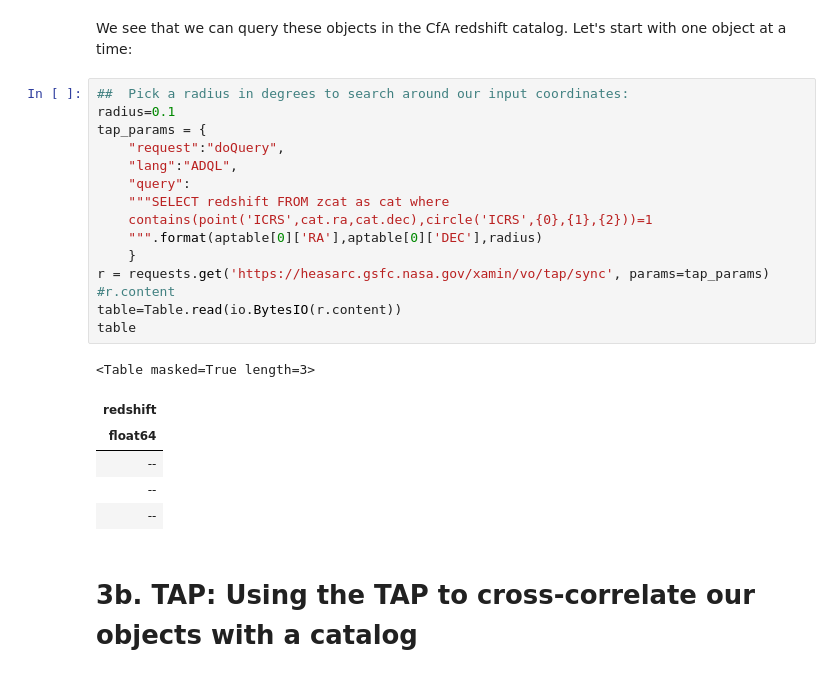
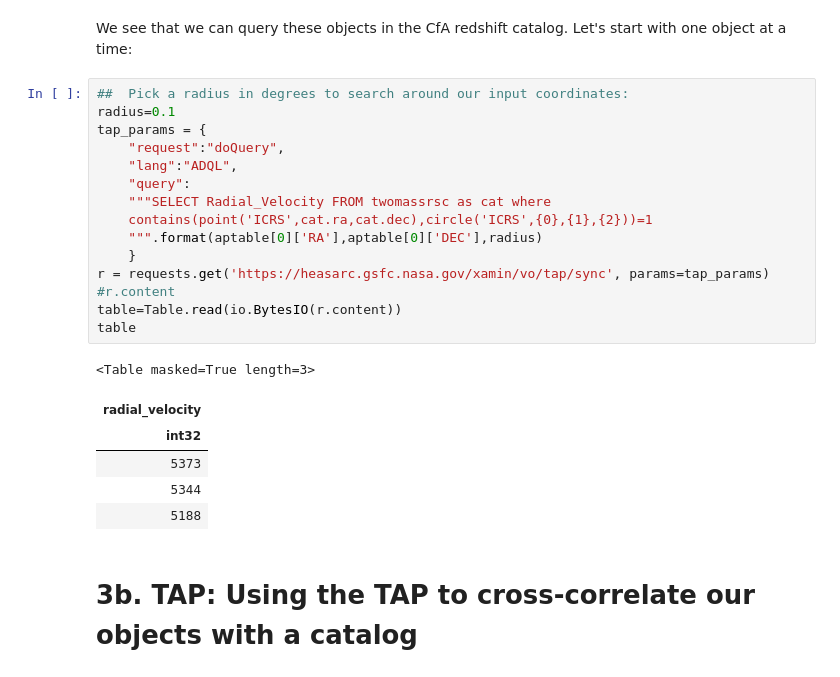
Before and after one commit to trjaffe/navo.old, a Jupyter notebook: heasarc_queries_v6.ipynb, the cells around one changed output. Saved outputs shown, nothing was run; the diff lists cells and outputs as text.

```diff
--- a/heasarc_queries_v6.ipynb
+++ b/heasarc_queries_v6.ipynb
@@ -341,25 +341,25 @@ We see that we can query these objects in the CfA redshift catalog.  Let's start
 # %%
 ##  Pick a radius in degrees to search around our input coordinates:
 radius=0.1
 tap_params = {
     "request":"doQuery",
     "lang":"ADQL",
     "query":
-    """SELECT redshift FROM zcat as cat where
+    """SELECT Radial_Velocity FROM twomassrsc as cat where
     contains(point('ICRS',cat.ra,cat.dec),circle('ICRS',{0},{1},{2}))=1
     """.format(aptable[0]['RA'],aptable[0]['DEC'],radius)
     }
 r = requests.get('https://heasarc.gsfc.nasa.gov/xamin/vo/tap/sync', params=tap_params)
 #r.content
 table=Table.read(io.BytesIO(r.content))
 table
 # %% [output]
 <Table masked=True length=3>
-| redshift |
-| float64 |
-| -- |
-| -- |
-| -- |
+| radial_velocity |
+| int32 |
+| 5373 |
+| 5344 |
+| 5188 |
 # %% [markdown]
 <a id="tap2"></a>
 # 3b. TAP:  Using the TAP to cross-correlate our objects with a catalog
```
Also changed, not shown: parts of 1 cell of this notebook.
